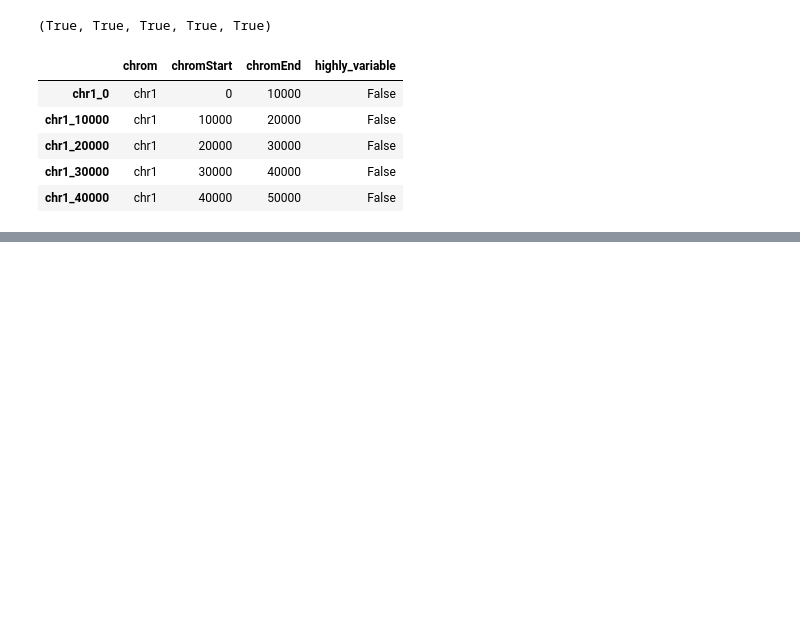
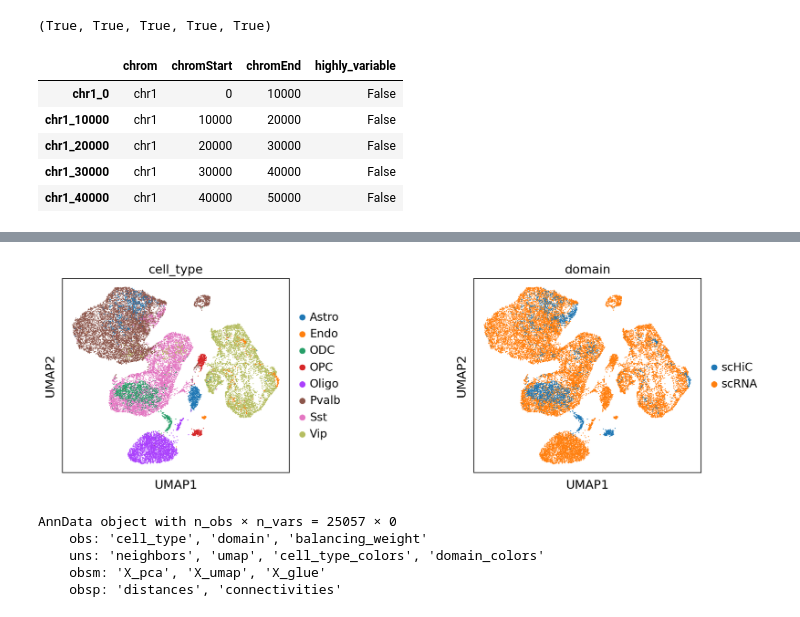
Before and after one commit to 4dglab/SEE, a Jupyter notebook: script/3. Glue data preprocess.ipynb, the cells around one changed output, grey strips where cells are left out. Saved outputs shown, nothing was run; the diff lists cells and outputs as text; code cells hidden in the pictures; blank space fills up the shorter version.

```diff
--- a/script/3. Glue data preprocess.ipynb
+++ b/script/3. Glue data preprocess.ipynb
@@ -360,0 +518,22 @@ Epoch 00058: reducing learning rate of group 0 to 2.0000e-06.
+# %%
+rna.obsm["X_glue"] = glue.encode_data("rna", rna)
+hic.obsm["X_glue"] = glue.encode_data("hic", hic)
+
+combined = anndata.concat([rna, hic])
+# %%
+sc.pp.neighbors(combined, use_rep="X_glue", metric="cosine")
+sc.tl.umap(combined)
+sc.pl.umap(combined, color=["cell_type", "domain"], wspace=0.65)
+# %% [output]
+[figure, added]
+# %%
+sc.pp.neighbors(combined, use_rep="X_glue", metric="cosine")
+sc.tl.umap(combined, n_components=3)
+# sc.pl.umap(combined, color=["cell_type", "domain"], wspace=0.65, dimensions=[(0, 1), (1, 2)])
+combined
+# %% [output]
+AnnData object with n_obs × n_vars = 25057 × 0
+    obs: 'cell_type', 'domain', 'balancing_weight'
+    uns: 'neighbors', 'umap', 'cell_type_colors', 'domain_colors'
+    obsm: 'X_pca', 'X_umap', 'X_glue'
+    obsp: 'distances', 'connectivities'
```
Also changed, not shown: parts of 20 cells of this notebook, 8 other files.
